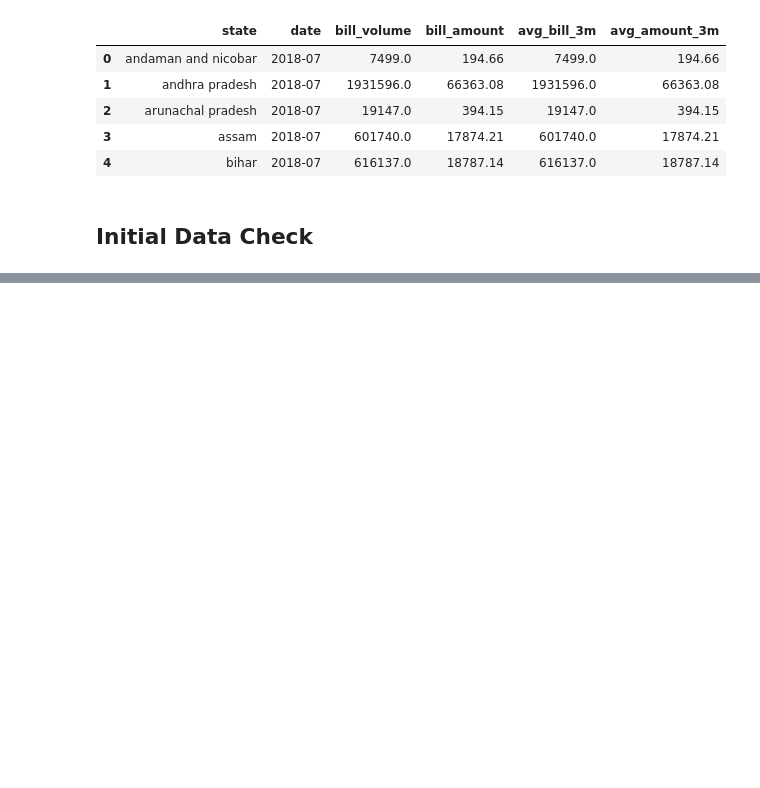
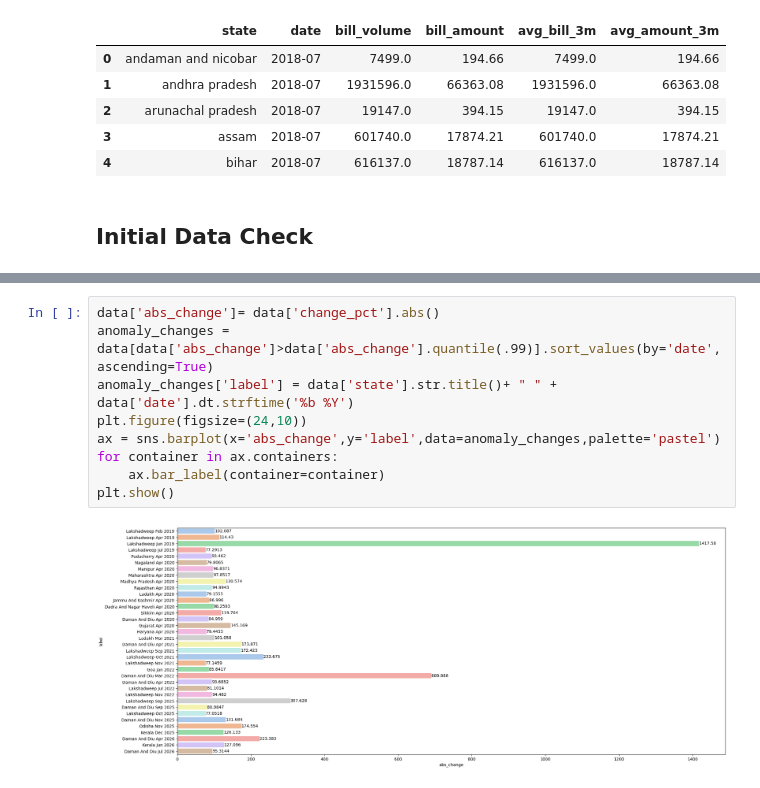
Before and after one commit to IamRaNo/india-logistics-hub-optimizer, a Jupyter notebook: jupyter notebooks/01_forecasting.ipynb, the cells around one changed output, grey strips where cells are left out. Saved outputs shown, nothing was run; the diff lists cells and outputs as text; blank space fills up the shorter version.

```diff
--- a/jupyter notebooks/01_forecasting.ipynb
+++ b/jupyter notebooks/01_forecasting.ipynb
@@ -63,0 +210,11 @@ data.head()
+# %%
+data['abs_change']= data['change_pct'].abs()
+anomaly_changes = data[data['abs_change']>data['abs_change'].quantile(.99)].sort_values(by='date',ascending=True)
+anomaly_changes['label'] = data['state'].str.title()+ " " + data['date'].dt.strftime('%b %Y')
+plt.figure(figsize=(24,10))
+ax = sns.barplot(x='abs_change',y='label',data=anomaly_changes,palette='pastel')
+for container in ax.containers:
+    ax.bar_label(container=container)
+plt.show()
+# %% [output]
+[figure, added]
```
Also changed, not shown: parts of 34 cells of this notebook, 2 other files.
